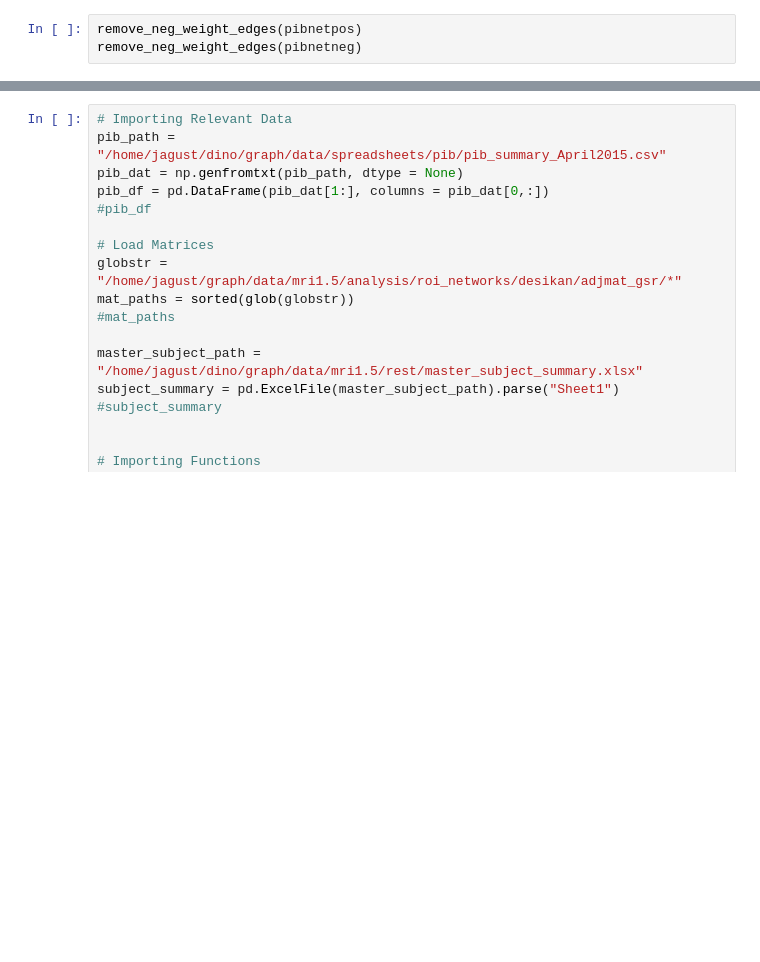
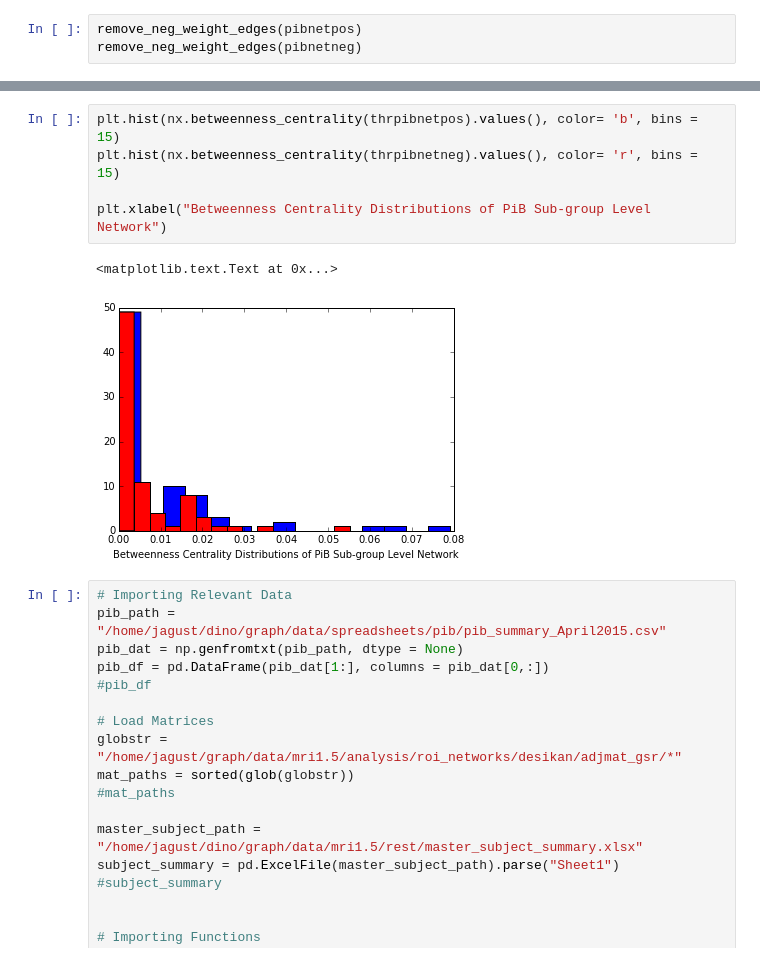
Before and after one commit to dinodigma/research, a Jupyter notebook: surf/subgrouplevel_analysis.ipynb, the cells around one changed output, grey strips where cells are left out. Saved outputs shown, nothing was run; the diff lists cells and outputs as text; blank space fills up the shorter version.

```diff
--- a/surf/subgrouplevel_analysis.ipynb
+++ b/surf/subgrouplevel_analysis.ipynb
@@ -67,3 +67,11 @@ plt.xlabel("Degree Distributions of PiB Network")
+# %%
+plt.hist(nx.betweenness_centrality(thrpibnetpos).values(), color= 'b', bins = 15)
+plt.hist(nx.betweenness_centrality(thrpibnetneg).values(), color= 'r', bins = 15)
+
+plt.xlabel("Betweenness Centrality Distributions of PiB Sub-group Level Network")
+# %% [output]
+<matplotlib.text.Text at 0x...>
+[figure, added]
 # %%
 # Importing Relevant Data
 pib_path = "/home/jagust/dino/graph/data/spreadsheets/pib/pib_summary_April2015.csv"
```
Also changed, not shown: parts of 19 cells of this notebook, 2 other files.
